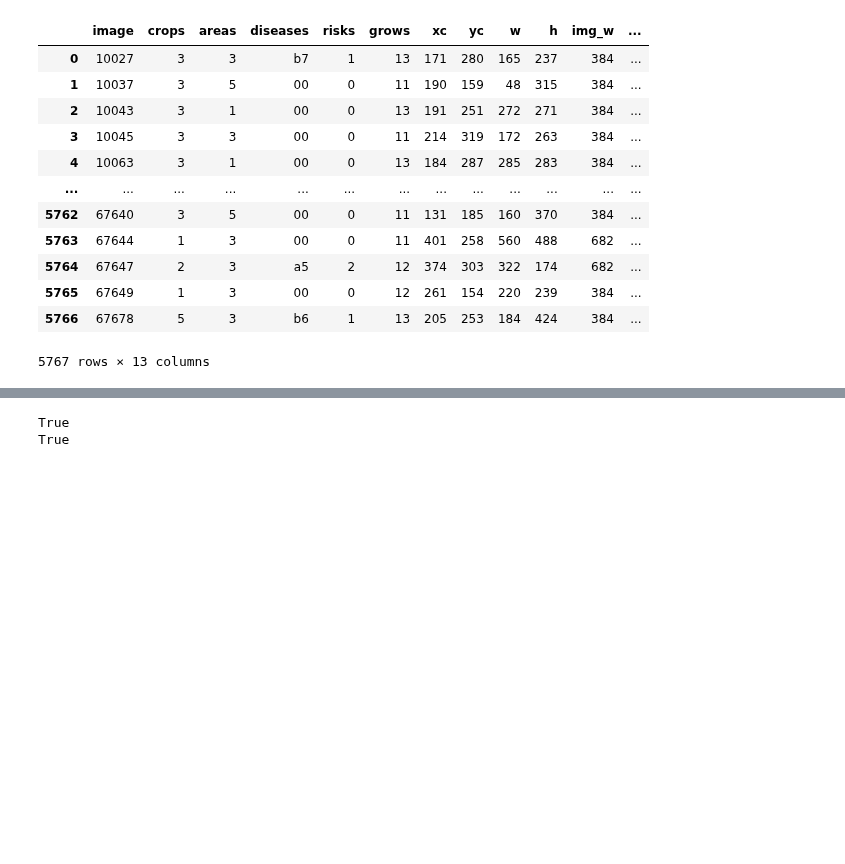
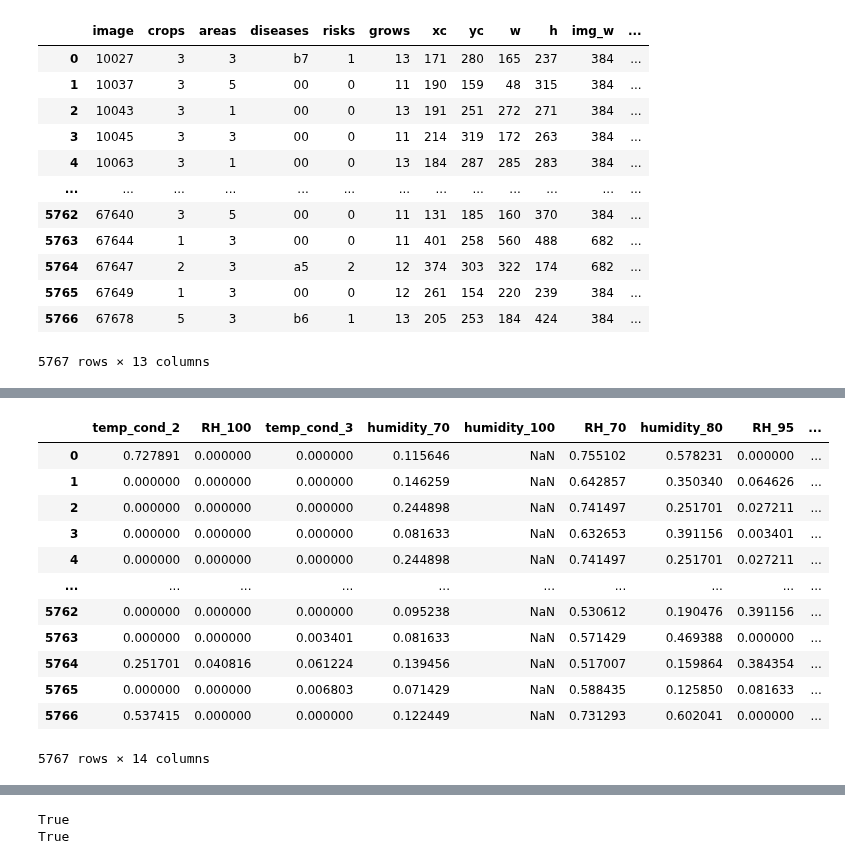
Before and after one commit to joniekwon/dacon, a Jupyter notebook: 병해진단/220221 YOLOv5+CSV.ipynb, the cells around one changed output, grey strips where cells are left out. Cells and saved outputs as stored; diff of their text form; code cells hidden in the pictures; blank space fills up the shorter version.

```diff
--- a/병해진단/220221 YOLOv5+CSV.ipynb
+++ b/병해진단/220221 YOLOv5+CSV.ipynb
@@ -176,6 +176,6 @@ for csv_file in tqdm(train_csv):
     data = data.drop_duplicates(subset=['측정시각'])
     data = data.sort_values(by='측정시각')
     data['측정시각'] = data['측정시각'].apply(lambda x: datetime.strptime(x, '%Y-%m-%d %H:%M:%S'))
-    data.replace('0', np.nan).dropna()
-    data.replace('-', np.nan).dropna()
+    data = data.replace('0', np.nan).dropna()
+    data = data.replace('-', np.nan).dropna()
     csv_data.append(data)
@@ -387,0 +222,47 @@ print(temp_condition_4)
+# %%
+ df_csv = pd.DataFrame(columns={'image','month','temp_cond_1','temp_cond_2','temp_cond_3','temp_cond_4',
+                    'humidity_70','humidity_80','humidity_90','humidity_95','humidity_100',
+                     'RH_70','RH_95','RH_100'})
+
+for i, data in enumerate(tqdm(csv_data)):
+    img_name = df.dir[i].split('/')[-1].replace('.jpg','')
+    month = data.측정시각.dt.month.mean().astype(int)
+    lenth = len(data)
+    temp_cond_1 = len(data[(data['내부 온도 1 평균']>=20)&(data['내부 온도 1 평균']<=25)])/lenth
+    temp_cond_2 = len(data[(data['내부 온도 1 최저']<=13)])/lenth
+    temp_cond_3 = len(data[(data['내부 온도 1 최고']>=32) & (data['내부 온도 1 최고']<35)])/lenth
+    temp_cond_4 = len(data[(data['내부 온도 1 최고']>=35)])/lenth
+
+    humidity_70 = len(data[(data['내부 습도 1 평균']>=70)& (data['내부 습도 1 평균']<80)])/lenth
+    humidity_80 = len(data[(data['내부 습도 1 평균']>=80)& (data['내부 습도 1 평균']<90)])/lenth
+    humidity_90 = len(data[(data['내부 습도 1 평균']>=90)& (data['내부 습도 1 평균']<95)])/lenth
+    humidity_95 = len(data[(data['내부 습도 1 평균']>=95)])/lenth
+
+    TD = data['내부 이슬점 평균'].astype(float)
+    T = data['내부 온도 1 평균'].astype(float)
+    RH = 100*(np.exp((17.625*TD)/(243.04+TD))/np.exp((17.625*T)/(243.04+T)))
+
+    RH_70 = len(RH[(RH>=70)& (RH<95)])/lenth
+    RH_95 = len(RH[(RH>=95)& (RH<100)])/lenth
+    RH_100 = len(RH[(RH>=100)])/lenth
+
+    csv_series = pd.Series({'image':img_name, 'month':month,'temp_cond_1':temp_cond_1,'temp_cond_2':temp_cond_2,'temp_cond_3':temp_cond_3,'temp_cond_4':temp_cond_4,
+                        'humidity_70':humidity_70,'humidity_80':humidity_80,'humidity_90':humidity_90,'humidity_95':humidity_95,
+                         'RH_70':RH_70,'RH_95':RH_95,'RH_100':RH_100})
+    df_csv.loc[i] = csv_series
+# %%
+df_csv
+# %% [output]
+|  | temp_cond_2 | RH_100 | temp_cond_3 | humidity_70 | humidity_100 | RH_70 | humidity_80 | RH_95 | ... |
+| 0 | 0.727891 | 0.000000 | 0.000000 | 0.115646 | NaN | 0.755102 | 0.578231 | 0.000000 | ... |
+| 1 | 0.000000 | 0.000000 | 0.000000 | 0.146259 | NaN | 0.642857 | 0.350340 | 0.064626 | ... |
+| 2 | 0.000000 | 0.000000 | 0.000000 | 0.244898 | NaN | 0.741497 | 0.251701 | 0.027211 | ... |
+| 3 | 0.000000 | 0.000000 | 0.000000 | 0.081633 | NaN | 0.632653 | 0.391156 | 0.003401 | ... |
+| 4 | 0.000000 | 0.000000 | 0.000000 | 0.244898 | NaN | 0.741497 | 0.251701 | 0.027211 | ... |
+| ... | ... | ... | ... | ... | ... | ... | ... | ... | ... |
+| 5762 | 0.000000 | 0.000000 | 0.000000 | 0.095238 | NaN | 0.530612 | 0.190476 | 0.391156 | ... |
+| 5763 | 0.000000 | 0.000000 | 0.003401 | 0.081633 | NaN | 0.571429 | 0.469388 | 0.000000 | ... |
+| 5764 | 0.251701 | 0.040816 | 0.061224 | 0.139456 | NaN | 0.517007 | 0.159864 | 0.384354 | ... |
+| 5765 | 0.000000 | 0.000000 | 0.006803 | 0.071429 | NaN | 0.588435 | 0.125850 | 0.081633 | ... |
+| 5766 | 0.537415 | 0.000000 | 0.000000 | 0.122449 | NaN | 0.731293 | 0.602041 | 0.000000 | ... |
+5767 rows × 14 columns
```
Also changed, not shown: parts of 17 cells of this notebook.
